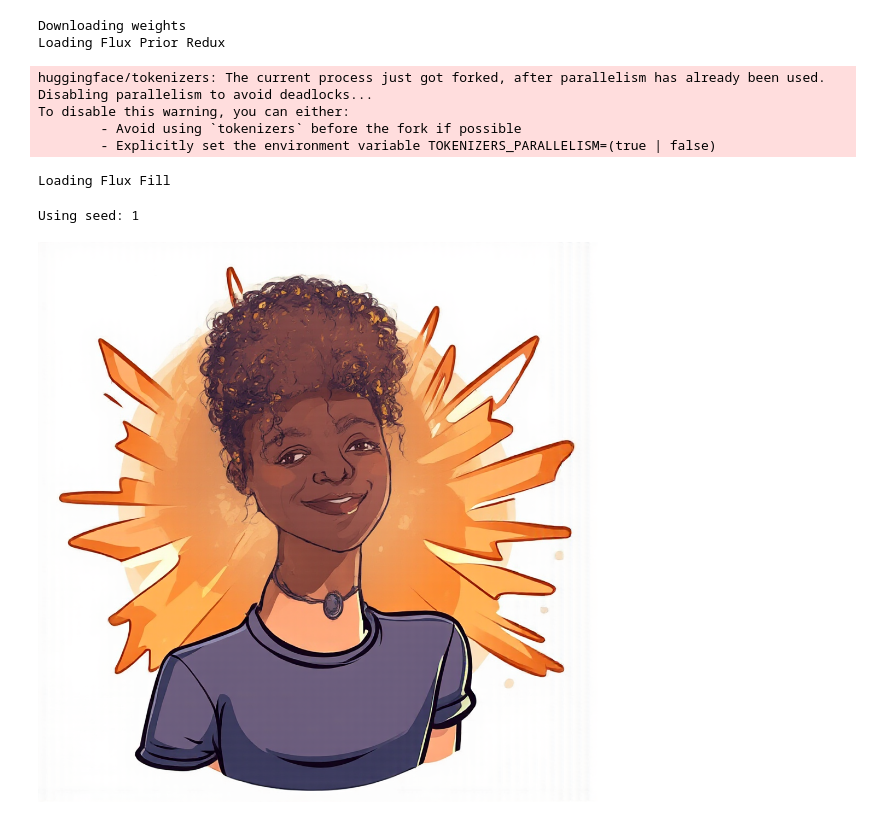
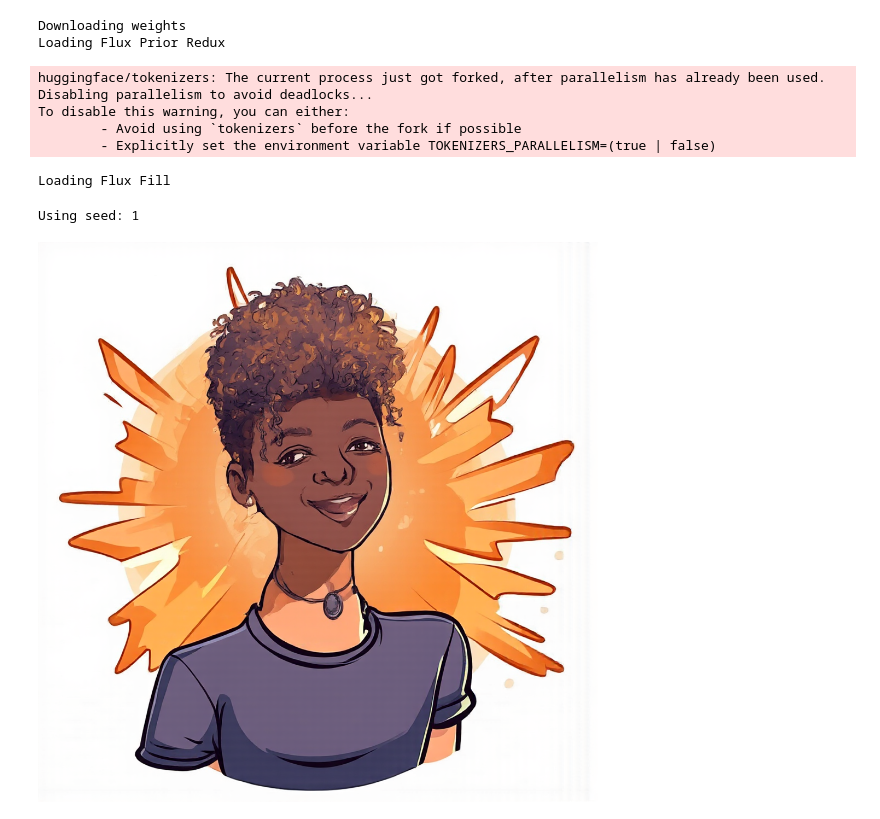
Before and after one commit to JT-street53/cog-flux-fill-redux-dev, a Jupyter notebook: notebooks/test.ipynb, the cells around one changed output. Cells and saved outputs as stored; diff of their text form; code cells hidden in the pictures.

```diff
--- a/notebooks/test.ipynb
+++ b/notebooks/test.ipynb
@@ -251,34 +250,34 @@ predictor = Predictor()
 predictor.setup()
 
 # Define paths for required images
 input_image = Path("../images/cartoon-man-laughing.png")
 mask_image = Path("../images/cartoon-man-laughing-mask.png")  # You'll need to create a mask image
 reference_image = Path("../images/cartoon-man-laughing-reference.png")  # Using same image as reference
 
 # Run prediction with default parameters
 results = predictor.predict(
     image=input_image,
     mask=mask_image,
     reference_image=reference_image,
     # prompt=None,
     prompt="cartoon of a black woman laughing, digital art",
-    guidance_scale=8.0,
-    steps=20,
+    guidance_scale=4.5,
+    steps=40,
     seed=1,
     num_outputs=1,
-    blur_radius=4,
+    blur_radius=8,
     prompt_embeds_scale=1.0,
     pooled_prompt_embeds_scale=1.0
 )
 
 display(Image.open(results[0]))
 # %% [output]
 Downloading weights
 Loading Flux Prior Redux
 huggingface/tokenizers: The current process just got forked, after parallelism has already been used. Disabling parallelism to avoid deadlocks...
 To disable this warning, you can either:
         - Avoid using `tokenizers` before the fork if possible
         - Explicitly set the environment variable TOKENIZERS_PARALLELISM=(true | false)
 Loading Flux Fill
 Using seed: 1
-[figure, old version]
+[figure, new version]
```
Also changed, not shown: parts of 2 cells of this notebook.
